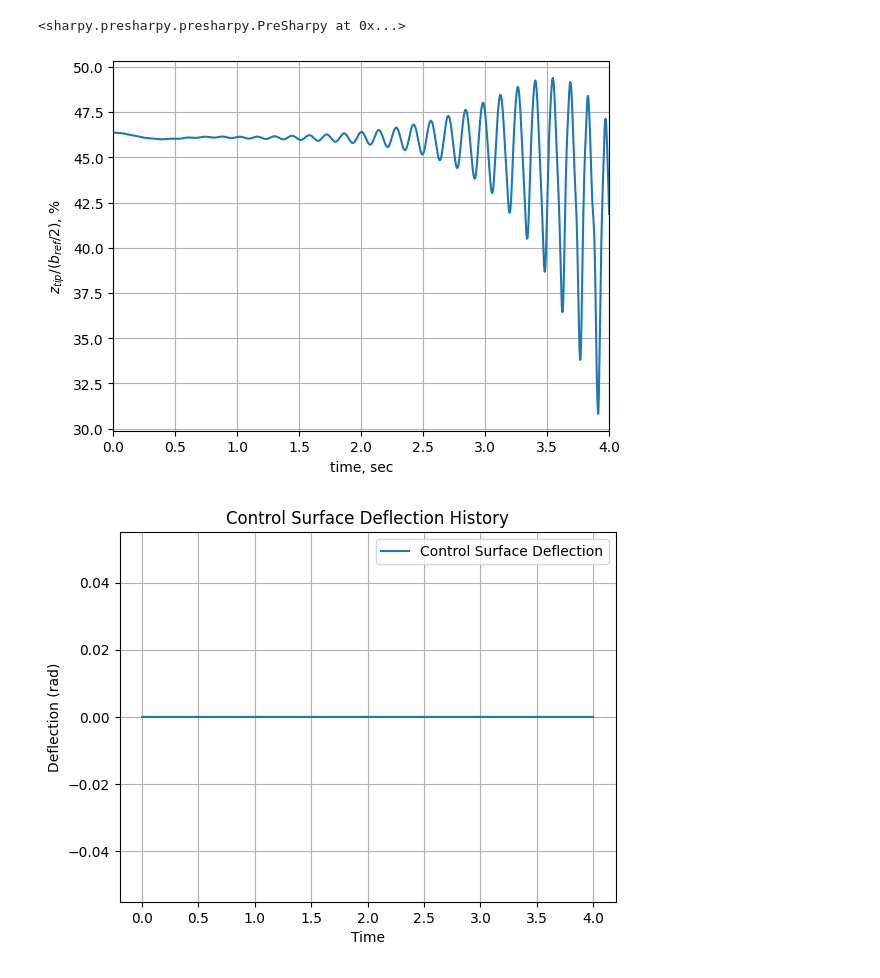
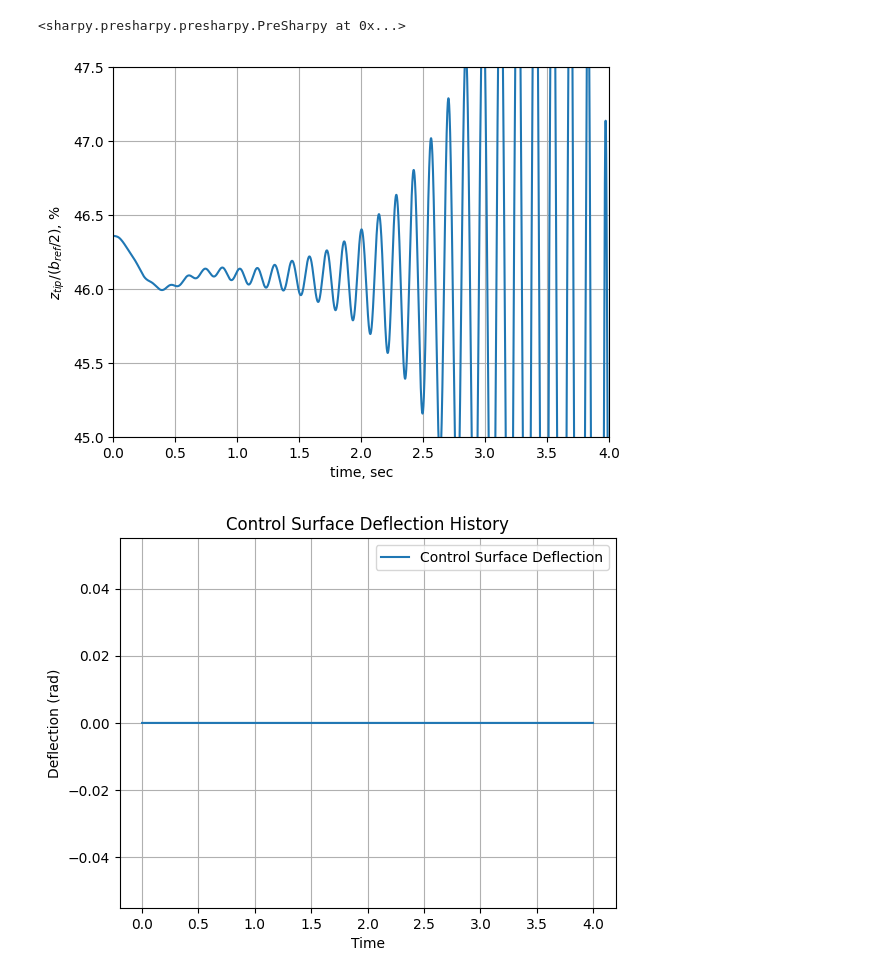
Before and after one commit to lighteningAB/sharpy, a Jupyter notebook: sharpy/try44_0gains.ipynb, the cells around one changed output. Cells and saved outputs as stored; diff of their text form; code cells hidden in the pictures.

```diff
--- a/sharpy/try44_0gains.ipynb
+++ b/sharpy/try44_0gains.ipynb
@@ -374,30 +374,31 @@ fatal: not a git repository (or any of the parent directories): .git
 # %%
 def get_resulting_vertical_tip_displacement(output_folder, model):
     file_results = os.path.join(output_folder,
                                  model.case_name,
                                  'WriteVariablesTime',
                                  'struct_pos_node{}.dat'.format(model.num_node_surf))
     vertical_tip_displacement = np.loadtxt(file_results)[:,-1]
 
 
     return vertical_tip_displacement
 
 
 tip_displacement_open_loop = get_resulting_vertical_tip_displacement(output_folder,
                                                                      pazy_altered)
 
 
 time_array = np.arange(0, len(tip_displacement_open_loop) * pazy_altered.dt, pazy_altered.dt)
 normalised_tip_displacement = tip_displacement_open_loop/ (0.5*pazy_altered.b_ref) #normalise by half wing span
 normalised_tip_displacement *=100# cconvert to percentnvert to percent
 plt.plot(time_array, normalised_tip_displacement)
 plt.xlabel('time, sec')
 plt.ylabel('$z_{tip}/(b_{ref}/2)$, %')
 plt.xlim([0., simulation_time])
+plt.ylim([45., 47.5])
 plt.grid()
 plt.show()
 # %% [output]
-[figure, old version]
+[figure, new version]
 # %%
 #show control surface deflection history
 data = np.loadtxt(output_folder+'/'+pazy_altered.case_name+'/controllers/controller_tip.log.csv', delimiter=',', skiprows=1)
```
Also changed, not shown: 1 other file.
